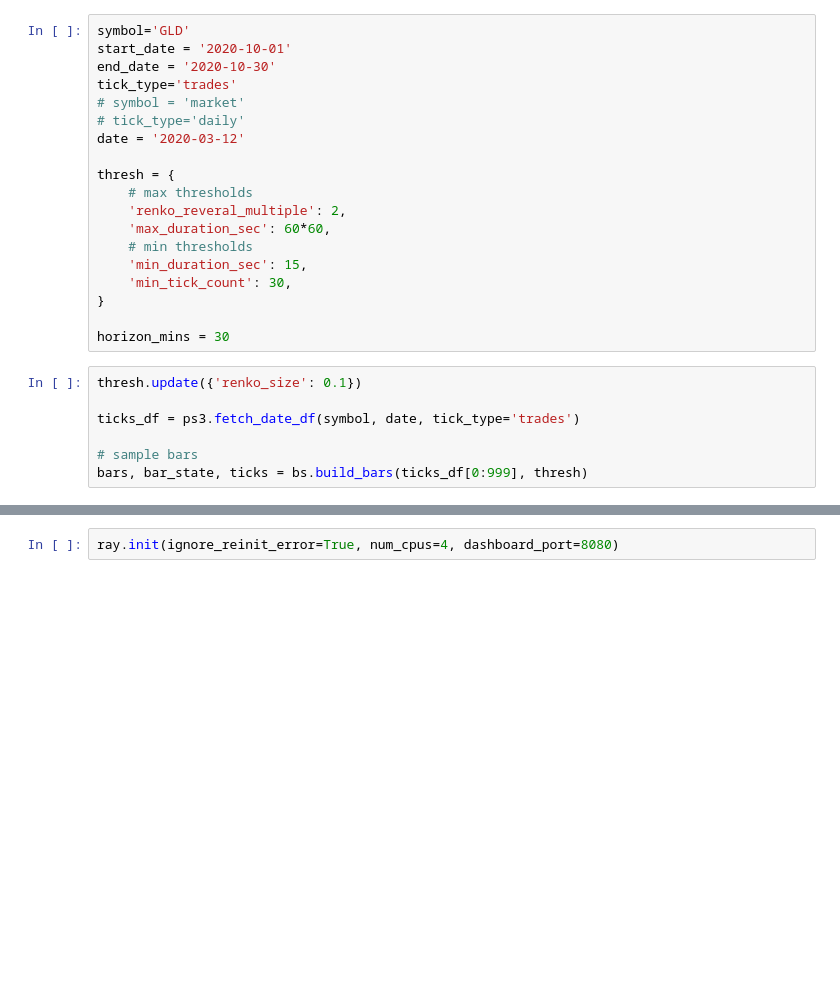
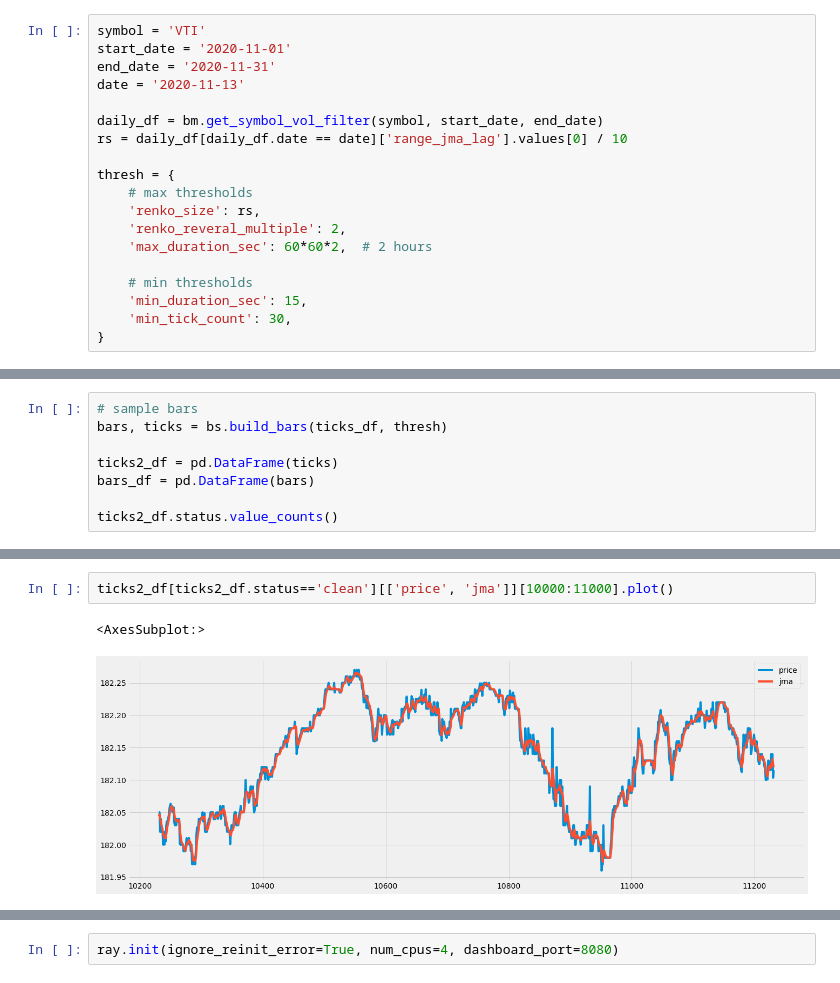
Before and after one commit to bobcolner/pandas-polygon, a Jupyter notebook: nb_notebook.ipynb, the cells around one changed output, grey strips where cells are left out. Cells and saved outputs as stored; diff of their text form; blank space fills up the shorter version.

Commit message:
streaming jma tick filter

```diff
--- a/nb_notebook.ipynb
+++ b/nb_notebook.ipynb
@@ -76,26 +61,19 @@ OSError: Timed out trying to connect to inproc://192.168.1.66/33535/641 after 10
 # %%
-symbol='GLD'
-start_date = '2020-10-01'
-end_date = '2020-10-30'
-tick_type='trades'
-# symbol = 'market'
-# tick_type='daily'
-date = '2020-03-12'
+symbol = 'VTI'
+start_date = '2020-11-01'
+end_date = '2020-11-31'
+date = '2020-11-13'
+
+daily_df = bm.get_symbol_vol_filter(symbol, start_date, end_date)
+rs = daily_df[daily_df.date == date]['range_jma_lag'].values[0] / 10
 
 thresh = {
     # max thresholds
+    'renko_size': rs,
     'renko_reveral_multiple': 2,
-    'max_duration_sec': 60*60,
+    'max_duration_sec': 60*60*2,  # 2 hours
+
     # min thresholds
     'min_duration_sec': 15,
     'min_tick_count': 30,
 }
-
-horizon_mins = 30
-# %%
-thresh.update({'renko_size': 0.1})
-
-ticks_df = ps3.fetch_date_df(symbol, date, tick_type='trades')
-
-# sample bars
-bars, bar_state, ticks = bs.build_bars(ticks_df[0:999], thresh)
@@ -115,0 +84,8 @@ ft.jma_filter_df(tdf, 'price', length=5, power=1, expand=False)[['price', 'price
+# %%
+# sample bars
+bars, ticks = bs.build_bars(ticks_df, thresh)
+
+ticks2_df = pd.DataFrame(ticks)
+bars_df = pd.DataFrame(bars)
+
+ticks2_df.status.value_counts()
@@ -115,0 +126,5 @@ ft.jma_filter_df(tdf, 'price', length=5, power=1, expand=False)[['price', 'price
+# %%
+ticks2_df[ticks2_df.status=='clean'][['price', 'jma']][10000:11000].plot()
+# %% [output]
+<AxesSubplot:>
+[figure, added]
```
Also changed, not shown: parts of 18 cells of this notebook, 6 other files.
